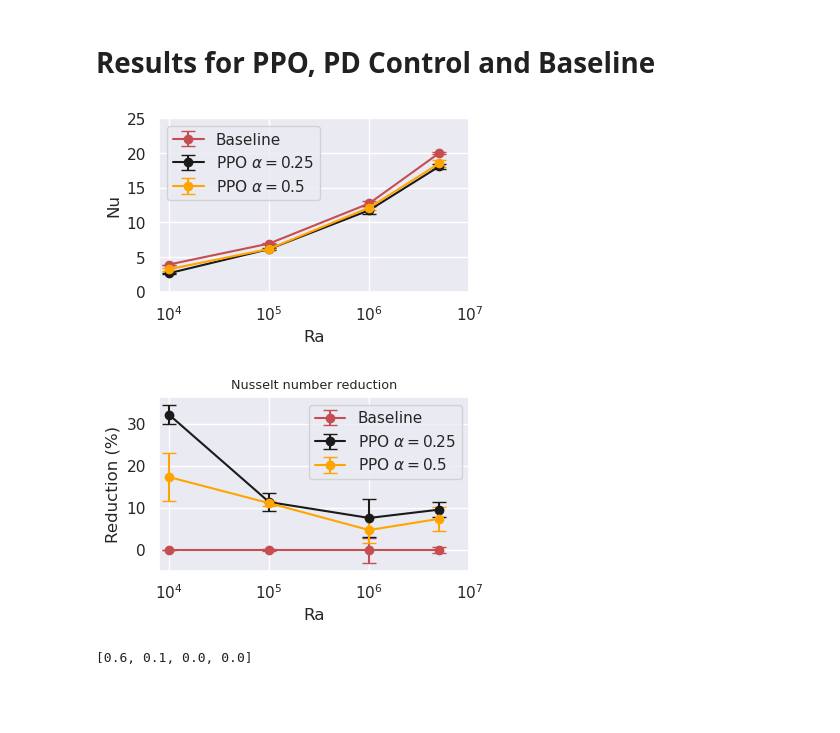
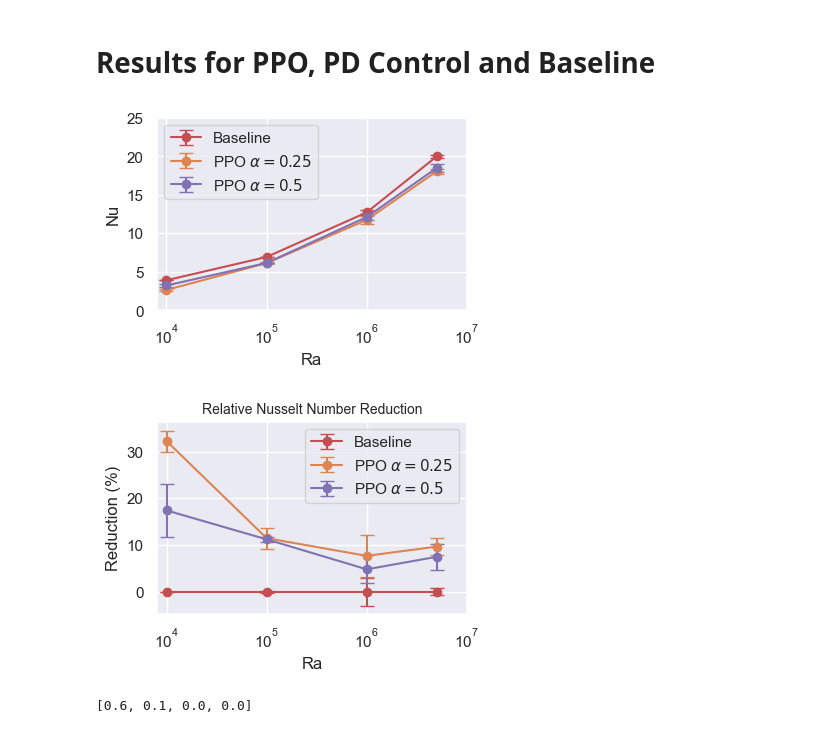
Before and after one commit to SAIL-project/RayleighBenard-Dataset, a Jupyter notebook: notebooks/results rewardshaping.ipynb, the cells around one changed output. Drawn from its saved outputs; the diff is of its cells as text; code cells hidden in the pictures; blank space fills up the shorter version.

```diff
--- a/notebooks/results rewardshaping.ipynb
+++ b/notebooks/results rewardshaping.ipynb
@@ -6,5 +6,8 @@ import matplotlib.pyplot as plt
 import numpy as np
 import seaborn as sns
 
-figsize = (4, 2.25)
-title_fontsize = 9.2
+figsize = (4, 2.5)
+title_fontsize = 10
+
+colors = sns.color_palette()
+colors
@@ -44,29 +58,29 @@ for idx in range(len(mean["baseline"])):
 # %%
 # plot
 plt.figure(figsize=figsize)
 sns.set_theme()
 
 # x axis
 plt.xlim(8000, 10000000)
 plt.xticks(ticks=[10000, 100000, 1000000, 10000000], labels=["$10^4$","$10^5$","$10^6$", "$10^7$"])
 plt.xlabel("Ra")
 plt.xscale("log")
 
 # y axis
 plt.ylim(0, 25)
 #plt.yscale("log")
 plt.ylabel("Nu")
 
 # plot data
-plt.errorbar(ra, mean["baseline"], std["baseline"], linestyle="-", marker='o', color='r', capsize=5, label="Baseline")
-plt.errorbar(ra, mean["PPO_rs25"], std["PPO_rs25"], linestyle="-", marker='o', color='k', capsize=5, label=r"PPO $\alpha=0.25$")
-plt.errorbar(ra, mean["PPO_rs50"], std["PPO_rs50"], linestyle="-", marker='o', color='orange', capsize=5, label=r"PPO $\alpha=0.5$")
+plt.errorbar(ra, mean["baseline"], std["baseline"], linestyle="-", marker='o', color=colors[3], capsize=5, label="Baseline")
+plt.errorbar(ra, mean["PPO_rs25"], std["PPO_rs25"], linestyle="-", marker='o', color=colors[1], capsize=5, label=r"PPO $\alpha=0.25$")
+plt.errorbar(ra, mean["PPO_rs50"], std["PPO_rs50"], linestyle="-", marker='o', color=colors[4], capsize=5, label=r"PPO $\alpha=0.5$")
 plt.legend()
 
 plt.savefig("paperfigures/nusselt.svg", format="svg", bbox_inches="tight")
 plt.show()
 # %% [output]
-[figure, old version]
+[figure, new version]
 # %%
 # plot
 plt.figure(figsize=figsize)
@@ -81,18 +95,18 @@ plt.xscale("log")
 # y axis
 # plt.ylim(-5, 40)
 plt.ylabel("Reduction (%)")
-plt.title("Nusselt number reduction", fontsize=title_fontsize)
+plt.title("Relative Nusselt Number Reduction", fontsize=title_fontsize)
 
 # plot data
-plt.errorbar(ra, mean_percent["baseline"], std_percent["baseline"], linestyle="-", marker='o', color='r', capsize=5, label="Baseline")
-plt.errorbar(ra, mean_percent["PPO_rs25"], std_percent["PPO_rs25"], linestyle="-", marker='o', color='k', capsize=5, label=r"PPO $\alpha=0.25$")
-plt.errorbar(ra, mean_percent["PPO_rs50"], std_percent["PPO_rs50"], linestyle="-", marker='o', color='orange', capsize=5, label=r"PPO $\alpha=0.5$")
+plt.errorbar(ra, mean_percent["baseline"], std_percent["baseline"], linestyle="-", marker='o', color=colors[3], capsize=5, label="Baseline")
+plt.errorbar(ra, mean_percent["PPO_rs25"], std_percent["PPO_rs25"], linestyle="-", marker='o', color=colors[1], capsize=5, label=r"PPO $\alpha=0.25$")
+plt.errorbar(ra, mean_percent["PPO_rs50"], std_percent["PPO_rs50"], linestyle="-", marker='o', color=colors[4], capsize=5, label=r"PPO $\alpha=0.5$")
 plt.legend()
 
 plt.savefig("paperfigures/nusselt_reduction_percentage.svg", format="svg", bbox_inches="tight")
 plt.show()
 # %% [output]
-[figure, old version]
+[figure, new version]
 # %%
 # What is the percentage of episodes that reach a one cell state?
 # read from csv
```
Also changed, not shown: parts of 7 cells of this notebook, 9 other files.
